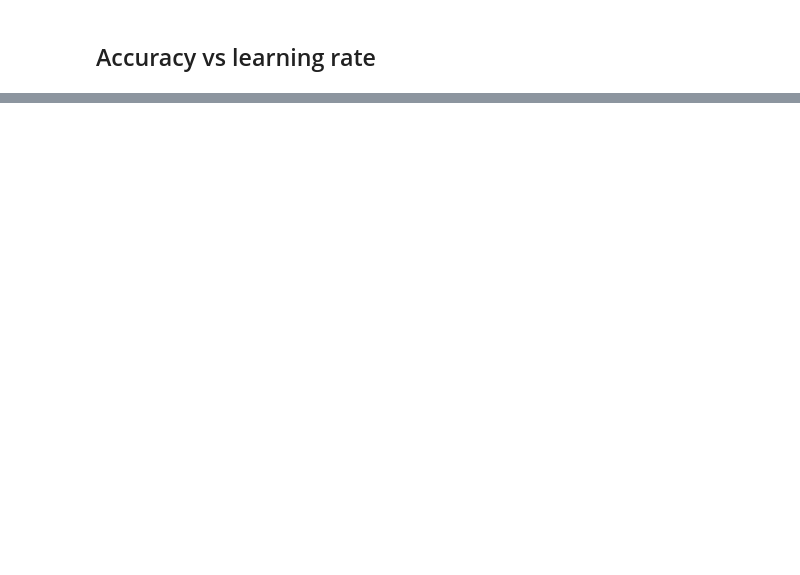
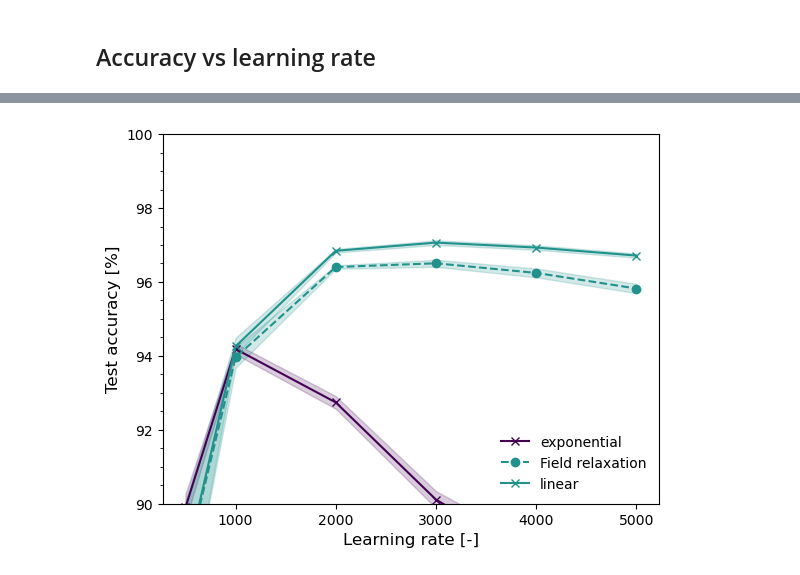
Before and after one commit to kellian-cottart/magnetoionic-simulations, a Jupyter notebook: magnetoionic-figures.ipynb, the cells around one changed output, grey strips where cells are left out. Cells and saved outputs as stored; diff of their text form; code cells hidden in the pictures; blank space fills up the shorter version.

```diff
--- a/magnetoionic-figures.ipynb
+++ b/magnetoionic-figures.ipynb
@@ -192,0 +217,8 @@ for task in df["task"].unique():
+# %%
+# for each task, plot the evolution of the accuracy
+resistor_noise = 0
+clipping = 0.2
+var = 0
+plot_lr_vs_acc(resistor_noise, clipping, var, GRAPHS_ID)
+# %% [output]
+[figure, added]
```
Also changed, not shown: parts of 17 cells of this notebook, 4 other files.
